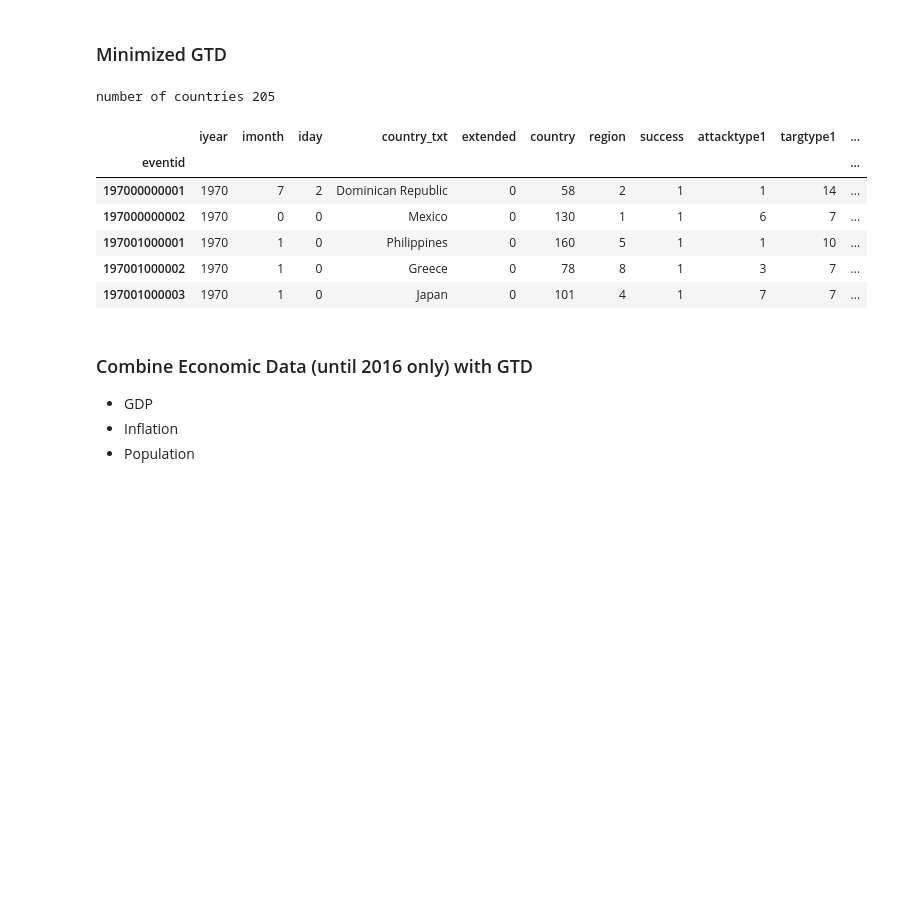
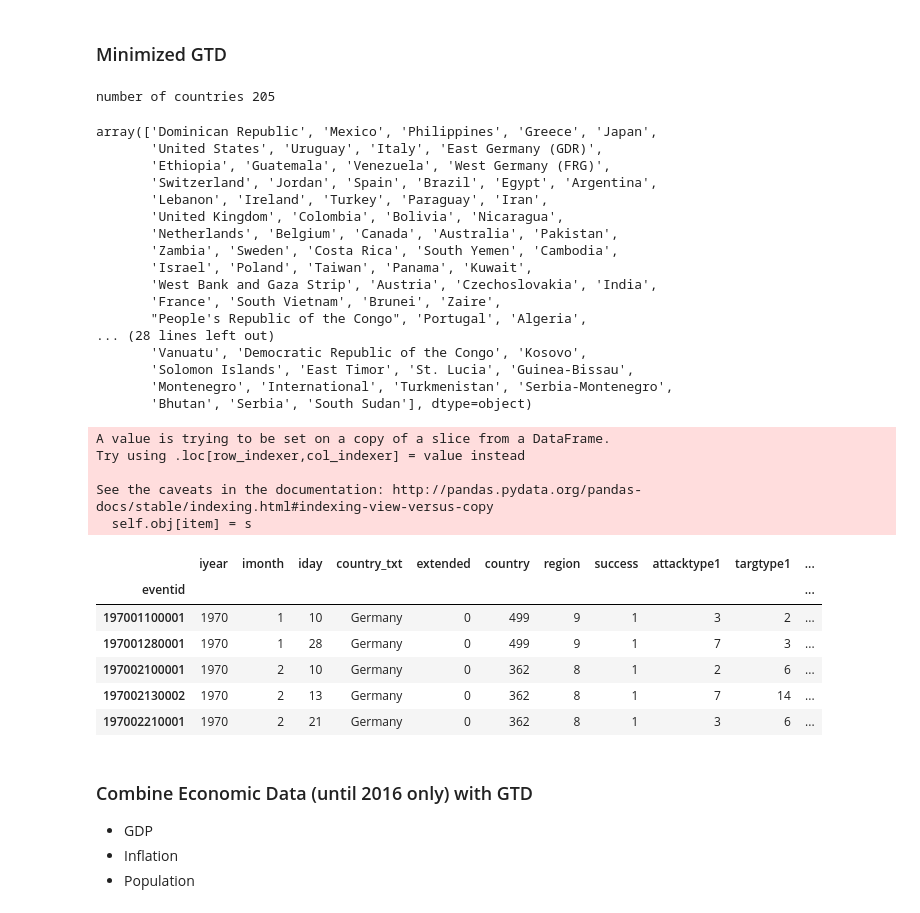
Before and after one commit to MagpantayAT/CS297.1-Final-Project, a Jupyter notebook: economic-terrorism-data.ipynb, the cells around one changed output. Cells and saved outputs as stored; diff of their text form; code cells hidden in the pictures; blank space fills up the shorter version.

```diff
--- a/economic-terrorism-data.ipynb
+++ b/economic-terrorism-data.ipynb
@@ -28,15 +28,46 @@ gtd = df[minified_cols]
 
 print("number of countries", len(gtd.country_txt.unique()))
 gtd.head(5)
+
+gtd.country_txt.unique()
 # %% [output]
 number of countries 205
-|  | iyear | imonth | iday | country_txt | extended | country | region | success | attacktype1 | targtype1 | ... |
-| eventid |  |  |  |  |  |  |  |  |  |  | ... |
-| 197000000001 | 1970 | 7 | 2 | Dominican Republic | 0 | 58 | 2 | 1 | 1 | 14 | ... |
-| 197000000002 | 1970 | 0 | 0 | Mexico | 0 | 130 | 1 | 1 | 6 | 7 | ... |
-| 197001000001 | 1970 | 1 | 0 | Philippines | 0 | 160 | 5 | 1 | 1 | 10 | ... |
-| 197001000002 | 1970 | 1 | 0 | Greece | 0 | 78 | 8 | 1 | 3 | 7 | ... |
-| 197001000003 | 1970 | 1 | 0 | Japan | 0 | 101 | 4 | 1 | 7 | 7 | ... |
+array(['Dominican Republic', 'Mexico', 'Philippines', 'Greece', 'Japan',
+       'United States', 'Uruguay', 'Italy', 'East Germany (GDR)',
+       'Ethiopia', 'Guatemala', 'Venezuela', 'West Germany (FRG)',
+       'Switzerland', 'Jordan', 'Spain', 'Brazil', 'Egypt', 'Argentina',
+       'Lebanon', 'Ireland', 'Turkey', 'Paraguay', 'Iran',
+       'United Kingdom', 'Colombia', 'Bolivia', 'Nicaragua',
+       'Netherlands', 'Belgium', 'Canada', 'Australia', 'Pakistan',
+       'Zambia', 'Sweden', 'Costa Rica', 'South Yemen', 'Cambodia',
+       'Israel', 'Poland', 'Taiwan', 'Panama', 'Kuwait',
+       'West Bank and Gaza Strip', 'Austria', 'Czechoslovakia', 'India',
+       'France', 'South Vietnam', 'Brunei', 'Zaire',
+       "People's Republic of the Congo", 'Portugal', 'Algeria',
+... (28 lines left out)
+       'Vanuatu', 'Democratic Republic of the Congo', 'Kosovo',
+       'Solomon Islands', 'East Timor', 'St. Lucia', 'Guinea-Bissau',
+       'Montenegro', 'International', 'Turkmenistan', 'Serbia-Montenegro',
+       'Bhutan', 'Serbia', 'South Sudan'], dtype=object)
+# %%
+# convert East and West Germany to Germany only
+gtd.at[gtd[gtd['country_txt'] == 'East Germany (GDR)'].index, 'country_txt'] = 'Germany'
+gtd.at[gtd[gtd['country_txt'] == 'West Germany (FRG)'].index, 'country_txt'] = 'Germany'
+
+gtd[gtd['country_txt'] == 'Germany'].head(5)
+# %% [output]
+A value is trying to be set on a copy of a slice from a DataFrame.
+Try using .loc[row_indexer,col_indexer] = value instead
+
+See the caveats in the documentation: http://pandas.pydata.org/pandas-docs/stable/indexing.html#indexing-view-versus-copy
+  self.obj[item] = s
+|  | iyear | imonth | iday | country_txt | extended | country | region | success | attacktype1 | targtype1 | ... |
+| eventid |  |  |  |  |  |  |  |  |  |  | ... |
+| 197001100001 | 1970 | 1 | 10 | Germany | 0 | 499 | 9 | 1 | 3 | 2 | ... |
+| 197001280001 | 1970 | 1 | 28 | Germany | 0 | 499 | 9 | 1 | 7 | 3 | ... |
+| 197002100001 | 1970 | 2 | 10 | Germany | 0 | 362 | 8 | 1 | 2 | 6 | ... |
+| 197002130002 | 1970 | 2 | 13 | Germany | 0 | 362 | 8 | 1 | 7 | 14 | ... |
+| 197002210001 | 1970 | 2 | 21 | Germany | 0 | 362 | 8 | 1 | 3 | 6 | ... |
 # %% [markdown]
 ### Combine Economic Data (until 2016 only) with GTD
 - GDP
```
Also changed, not shown: parts of 2 cells of this notebook, 1 other file.
